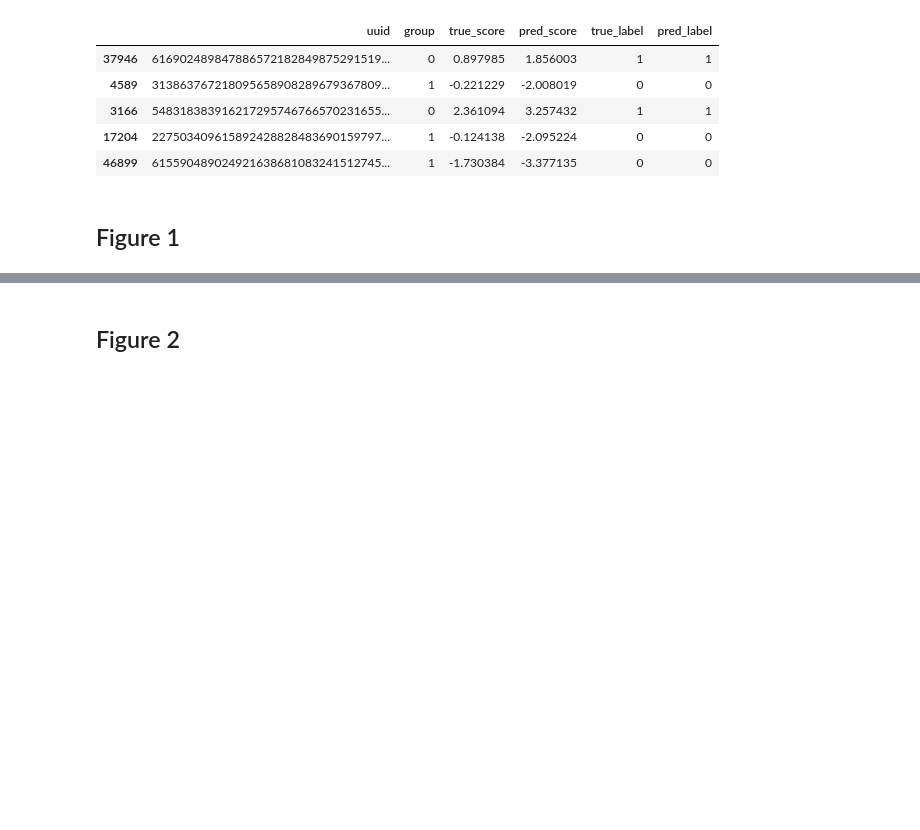
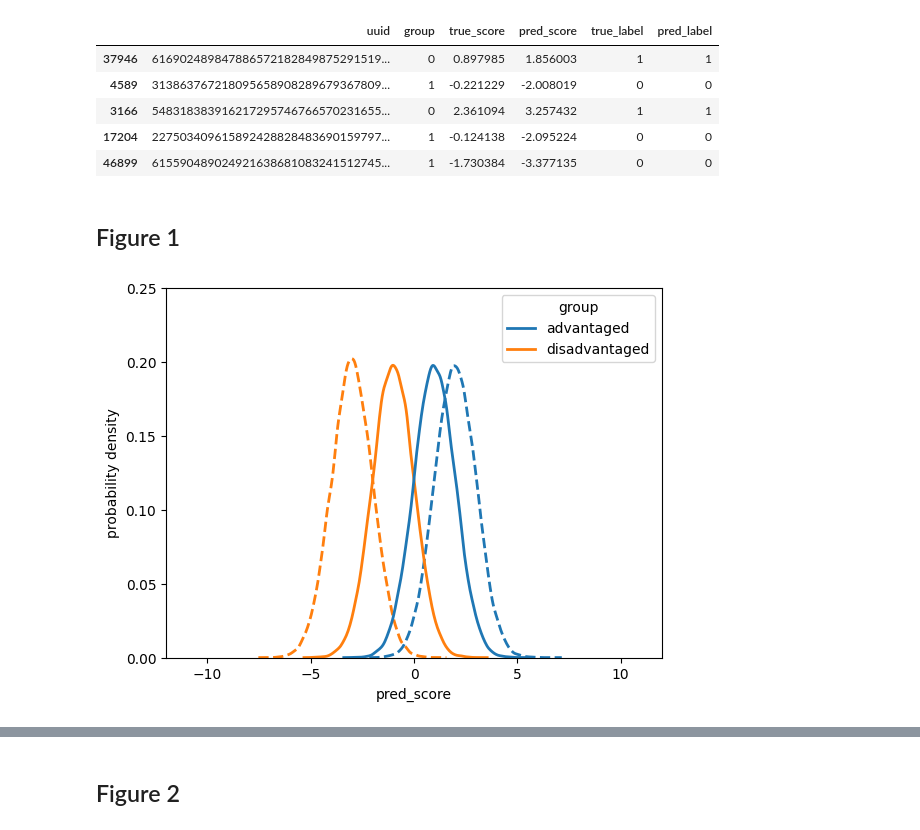
Before and after one commit to aloosley/faim, a Jupyter notebook: notebooks/Figures.ipynb, the cells around one changed output, grey strips where cells are left out. Saved outputs shown, nothing was run; the diff lists cells and outputs as text; code cells hidden in the pictures; blank space fills up the shorter version.

Commit message:
figures

```diff
--- a/notebooks/Figures.ipynb
+++ b/notebooks/Figures.ipynb
@@ -37,19 +37,21 @@ synth_data.head()
 # %%
 from copy import deepcopy
 import seaborn as sns
 import matplotlib.pyplot as plt
 
 sns.color_palette("tab10")
 
 plot_data = deepcopy(synth_data)
 plot_data["group"] = plot_data.group.map(lambda idx: group_names[idx])
 
 fig, ax = plt.subplots()
-sns.kdeplot(data=plot_data, x="pred_score", hue="group", linestyle="--", ax=ax)
-sns.kdeplot(data=plot_data, x="true_score", hue="group", linestyle="-", ax=ax)
+sns.kdeplot(data=plot_data, x="pred_score", hue="group", linestyle="--", linewidth=2, ax=ax)
+sns.kdeplot(data=plot_data, x="true_score", hue="group", linestyle="-", linewidth=2, ax=ax)
 _ = ax.set_ylabel("probability density")
 _ = ax.set_xlim([-12, 12])
 _ = ax.set_ylim([0, 0.25])
+# %% [output]
+[figure, added]
 # %%
 ax.get_legend().remove()
 fig
```
Also changed, not shown: parts of 10 cells of this notebook, 3 other files.
